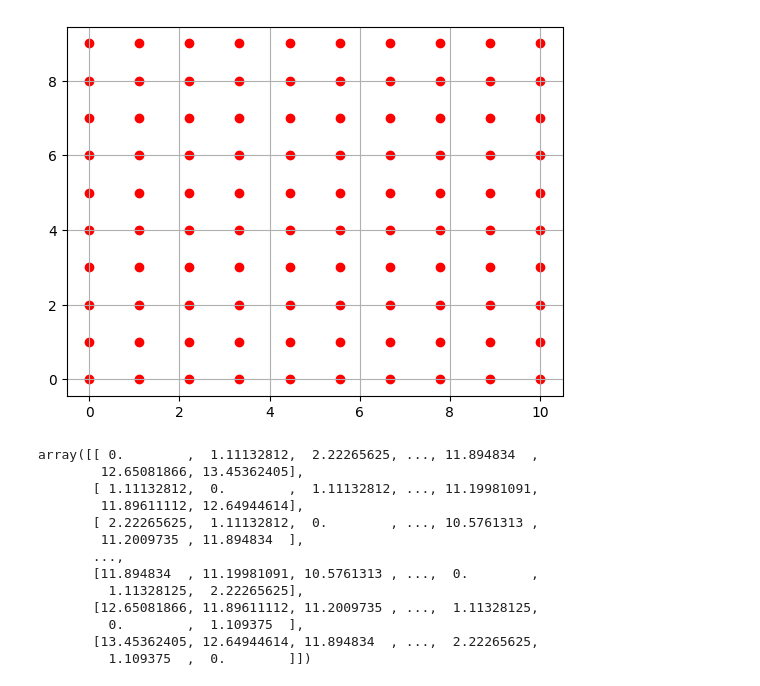
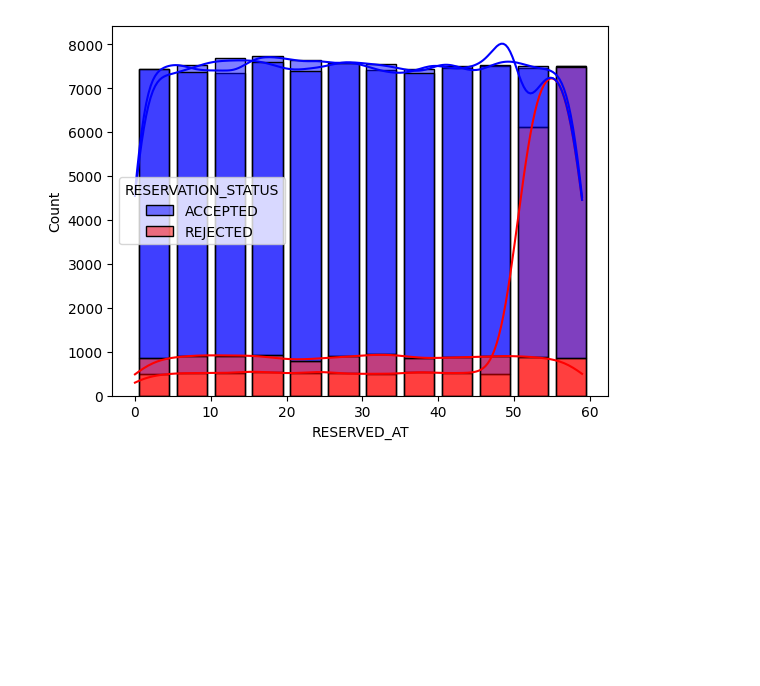
Before and after one commit to mepowerleo10/transit-service-simulation, a Jupyter notebook: src/playground.ipynb, the cells around one changed output. Saved outputs shown, nothing was run; the diff lists cells and outputs as text; code cells hidden in the pictures; blank space fills up the shorter version.

```diff
--- a/src/playground.ipynb
+++ b/src/playground.ipynb
@@ -17,25 +8,45 @@ print(x)
-# %%
-plt.scatter(x_coords, y_coords, c="r", marker="o")
-plt.grid(True)
-plt.show()
-# %% [output]
-[figure, removed]
-# %%
-from scipy.spatial import distance_matrix
-
-coords = np.column_stack((x_coords, y_coords))
-distance_matrix(coords, coords)
-# %% [output]
-array([[ 0.        ,  1.11132812,  2.22265625, ..., 11.894834  ,
-        12.65081866, 13.45362405],
-       [ 1.11132812,  0.        ,  1.11132812, ..., 11.19981091,
-        11.89611112, 12.64944614],
-       [ 2.22265625,  1.11132812,  0.        , ..., 10.5761313 ,
-        11.2009735 , 11.894834  ],
-       ...,
-       [11.894834  , 11.19981091, 10.5761313 , ...,  0.        ,
-         1.11328125,  2.22265625],
-       [12.65081866, 11.89611112, 11.2009735 , ...,  1.11328125,
-         0.        ,  1.109375  ],
-       [13.45362405, 12.64944614, 11.894834  , ...,  2.22265625,
-         1.109375  ,  0.        ]])
+# %%
+from typing import Tuple
+
+
+def load_scenario_data(name: str) -> Tuple[pd.DataFrame, pd.DataFrame]:
+    scenario_one_path = Path("../" / env.OUTPUT_DIR / name)
+
+    trips_df: pd.DataFrame = None
+    route_times = []
+    for directory in scenario_one_path.iterdir():
+        scenario_df = pd.read_csv(directory / "trips.csv", skipinitialspace=True)
+        trips_df = pd.concat([trips_df, scenario_df], ignore_index=True)
+
+        with open(directory / "results.txt", "r") as f:
+            lines = f.readlines()
+            route_times.append(float(lines[3].split()[2]))
+
+    routes_df = pd.DataFrame({"ROUTE_TIMES": route_times})
+
+    return (trips_df, routes_df)
+# %%
+scenarios_data = {
+    "ScenarioZero": load_scenario_data("ScenarioZero"),
+    "ScenarioOne": load_scenario_data("ScenarioOne"),
+}
+# %%
+import seaborn as sns
+
+colors = {"ACCEPTED": "blue", "REJECTED": "red"}
+
+for name, data in scenarios_data.items():
+    # Use seaborn to create the bar plot
+    trips_df = data[0]
+    sns.histplot(
+        data=trips_df,
+        x="RESERVED_AT",
+        hue="RESERVATION_STATUS",
+        multiple="stack",
+        palette=colors,
+        shrink=0.8,
+        bins=range(0, 61, 5),
+        kde=True,
+    )
+# %% [output]
+[figure, added]
```
Also changed, not shown: parts of 6 cells of this notebook.
